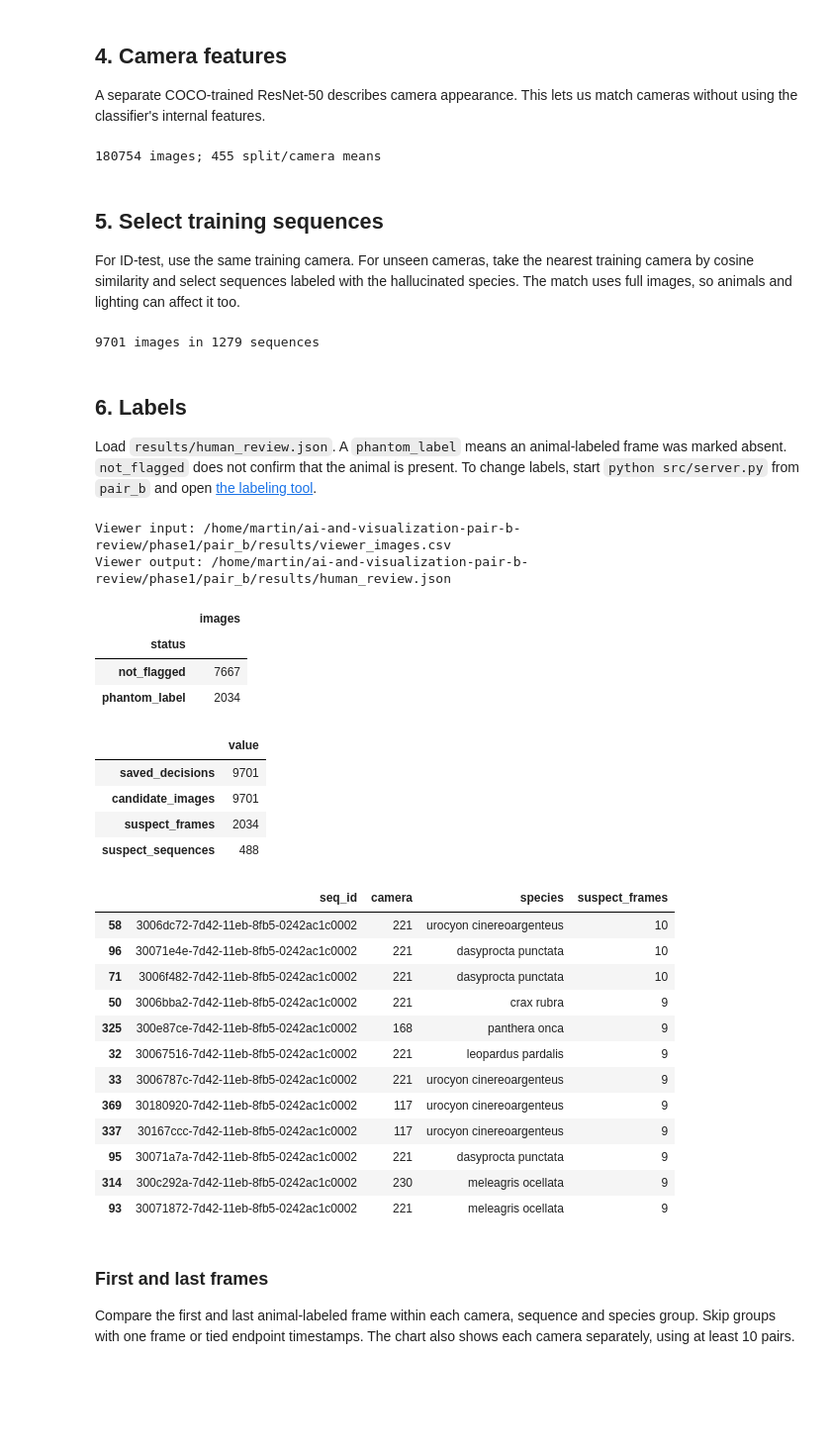
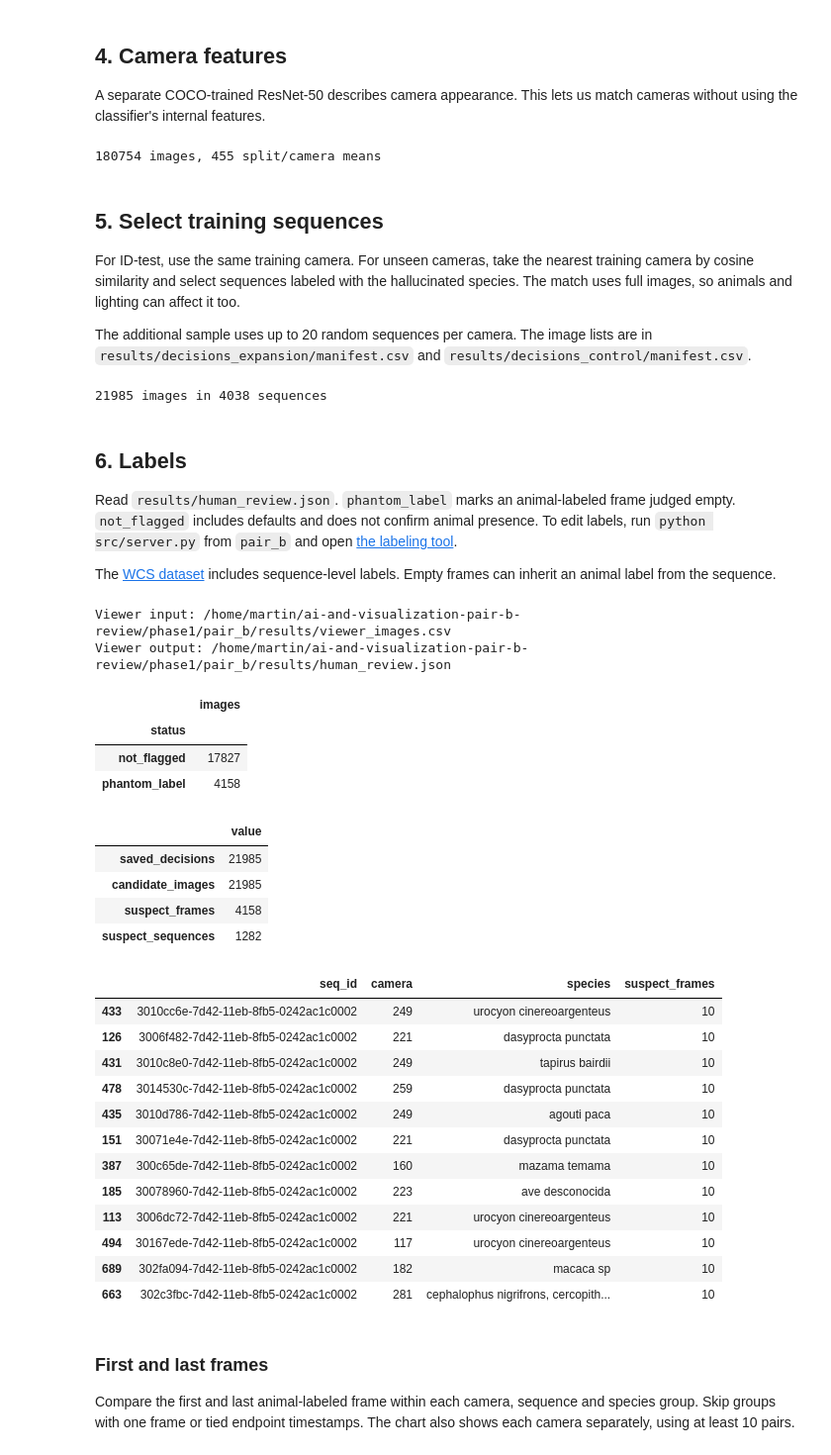
Before and after one commit to tobias-nolz/ai-and-visualization, a Jupyter notebook: phase1/pair_b/notebooks/hallucination_audit.ipynb, the cells around one changed output. Shown at 99% size. Cells and saved outputs as stored; diff of their text form; code cells hidden in the pictures; blank space fills up the shorter version.

Commit message:
Add more cameras and refine the viewer

```diff
--- a/phase1/pair_b/notebooks/hallucination_audit.ipynb
+++ b/phase1/pair_b/notebooks/hallucination_audit.ipynb
@@ -158,13 +157,15 @@ camera_index = {key: i for i, key in enumerate(camera_keys)}
 image_camera_indices = np.array([camera_index[key] for key in
                                 zip(appearance_meta.split, appearance_meta.location_remapped)])
 means = extract(appearance_meta, camera_keys, image_camera_indices)
-print(len(appearance_meta), 'images;', len(camera_keys), 'split/camera means')
+print(len(appearance_meta), 'images,', len(camera_keys), 'split/camera means')
 # %% [output]
-180754 images; 455 split/camera means
+180754 images, 455 split/camera means
 # %% [markdown]
 ## 5. Select training sequences
 
 For ID-test, use the same training camera. For unseen cameras, take the nearest training camera by cosine similarity and select sequences labeled with the hallucinated species. The match uses full images, so animals and lighting can affect it too.
+
+The additional sample uses up to 20 random sequences per camera. The image lists are in `results/decisions_expansion/manifest.csv` and `results/decisions_control/manifest.csv`.
 # %%
 training_indices = [i for i, key in enumerate(camera_keys) if key[0] == 'train']
 links = []
@@ -200,15 +201,20 @@ training['matches_species'] = [
     for camera, species in zip(training.location_remapped, training.y)
 ]
 selected_sequences = set(training.loc[training.matches_species, 'seq_id'])
-candidates = training.loc[training.seq_id.isin(selected_sequences)].copy()
-candidates.to_csv(OUT / 'training_review_candidates.csv', index=False)
+extra_ids = pd.concat([
+    pd.read_csv(OUT / 'decisions_expansion/manifest.csv'),
+    pd.read_csv(OUT / 'decisions_control/manifest.csv'),
+]).image_id
+candidates = training.loc[training.seq_id.isin(selected_sequences) | training.image_id.isin(extra_ids)].copy()
 print(len(candidates), 'images in', candidates.seq_id.nunique(), 'sequences')
 # %% [output]
-9701 images in 1279 sequences
+21985 images in 4038 sequences
 # %% [markdown]
 ## 6. Labels
 
-Load `results/human_review.json`. A `phantom_label` means an animal-labeled frame was marked absent. `not_flagged` does not confirm that the animal is present. To change labels, start `python src/server.py` from `pair_b` and open [the labeling tool](http://127.0.0.1:8874/viewer/).
+Read `results/human_review.json`. `phantom_label` marks an animal-labeled frame judged empty. `not_flagged` includes defaults and does not confirm animal presence. To edit labels, run `python src/server.py` from `pair_b` and open [the labeling tool](http://127.0.0.1:8874/viewer/).
+
+The [WCS dataset](https://lila.science/datasets/wcscameratraps) includes sequence-level labels. Empty frames can inherit an animal label from the sequence.
 # %%
 viewer_manifest = candidates.rename(columns={'location_remapped': 'camera', 'label_name': 'label'}).copy()
 viewer_manifest['image_path'] = [os.path.relpath(data_dir / 'train' / name, OUT)
@@ -223,58 +229,55 @@ Viewer output: /home/martin/ai-and-visualization-pair-b-review/phase1/pair_b/res
 # %%
 annotations = pd.DataFrame(load_reviews(), columns=['image_id', 'status'])
 annotations = annotations.merge(candidates, on='image_id', validate='one_to_one')
-annotations.to_csv(OUT / 'selected_annotations.csv', index=False)
 display(annotations.status.value_counts().rename_axis('status').to_frame('images'))
 # %% [output]
 |  | images |
 | status |  |
-| not_flagged | 7667 |
-| phantom_label | 2034 |
+| not_flagged | 17827 |
+| phantom_label | 4158 |
 # %%
 annotated = annotations.copy()
 suspects = annotated.loc[annotated.status.eq('phantom_label')]
 case_rows = []
 
 for sequence_id, group in suspects.groupby('seq_id'):
     case_rows.append({
         'seq_id': sequence_id,
         'camera': int(group.location_remapped.iloc[0]),
-        'species': '; '.join(sorted(group.label_name.unique())),
+        'species': ', '.join(sorted(group.label_name.unique())),
         'suspect_frames': len(group),
     })
 
 columns = ['seq_id', 'camera', 'species', 'suspect_frames']
 cases = pd.DataFrame(case_rows, columns=columns)
 cases = cases.sort_values('suspect_frames', ascending=False)
 training_summary = {
     'saved_decisions': len(annotated),
     'candidate_images': len(candidates),
     'suspect_frames': len(suspects),
     'suspect_sequences': len(cases),
 }
-(OUT / 'training_summary.json').write_text(json.dumps(training_summary, indent=2))
-cases.to_csv(OUT / 'training_sequence_findings.csv', index=False)
 display(pd.Series(training_summary).to_frame('value'))
 display(cases.head(12))
 # %% [output]
 |  | value |
-| saved_decisions | 9701 |
-| candidate_images | 9701 |
-| suspect_frames | 2034 |
-| suspect_sequences | 488 |
+| saved_decisions | 21985 |
+| candidate_images | 21985 |
+| suspect_frames | 4158 |
+| suspect_sequences | 1282 |
 |  | seq_id | camera | species | suspect_frames |
-| 58 | 3006dc72-7d42-11eb-8fb5-0242ac1c0002 | 221 | urocyon cinereoargenteus | 10 |
-| 96 | 30071e4e-7d42-11eb-8fb5-0242ac1c0002 | 221 | dasyprocta punctata | 10 |
-| 71 | 3006f482-7d42-11eb-8fb5-0242ac1c0002 | 221 | dasyprocta punctata | 10 |
-| 50 | 3006bba2-7d42-11eb-8fb5-0242ac1c0002 | 221 | crax rubra | 9 |
-| 325 | 300e87ce-7d42-11eb-8fb5-0242ac1c0002 | 168 | panthera onca | 9 |
-| 32 | 30067516-7d42-11eb-8fb5-0242ac1c0002 | 221 | leopardus pardalis | 9 |
-| 33 | 3006787c-7d42-11eb-8fb5-0242ac1c0002 | 221 | urocyon cinereoargenteus | 9 |
-| 369 | 30180920-7d42-11eb-8fb5-0242ac1c0002 | 117 | urocyon cinereoargenteus | 9 |
-| 337 | 30167ccc-7d42-11eb-8fb5-0242ac1c0002 | 117 | urocyon cinereoargenteus | 9 |
-| 95 | 30071a7a-7d42-11eb-8fb5-0242ac1c0002 | 221 | dasyprocta punctata | 9 |
-| 314 | 300c292a-7d42-11eb-8fb5-0242ac1c0002 | 230 | meleagris ocellata | 9 |
-| 93 | 30071872-7d42-11eb-8fb5-0242ac1c0002 | 221 | meleagris ocellata | 9 |
+| 433 | 3010cc6e-7d42-11eb-8fb5-0242ac1c0002 | 249 | urocyon cinereoargenteus | 10 |
+| 126 | 3006f482-7d42-11eb-8fb5-0242ac1c0002 | 221 | dasyprocta punctata | 10 |
+| 431 | 3010c8e0-7d42-11eb-8fb5-0242ac1c0002 | 249 | tapirus bairdii | 10 |
+| 478 | 3014530c-7d42-11eb-8fb5-0242ac1c0002 | 259 | dasyprocta punctata | 10 |
+| 435 | 3010d786-7d42-11eb-8fb5-0242ac1c0002 | 249 | agouti paca | 10 |
+| 151 | 30071e4e-7d42-11eb-8fb5-0242ac1c0002 | 221 | dasyprocta punctata | 10 |
+| 387 | 300c65de-7d42-11eb-8fb5-0242ac1c0002 | 160 | mazama temama | 10 |
+| 185 | 30078960-7d42-11eb-8fb5-0242ac1c0002 | 223 | ave desconocida | 10 |
+| 113 | 3006dc72-7d42-11eb-8fb5-0242ac1c0002 | 221 | urocyon cinereoargenteus | 10 |
+| 494 | 30167ede-7d42-11eb-8fb5-0242ac1c0002 | 117 | urocyon cinereoargenteus | 10 |
+| 689 | 302fa094-7d42-11eb-8fb5-0242ac1c0002 | 182 | macaca sp | 10 |
+| 663 | 302c3fbc-7d42-11eb-8fb5-0242ac1c0002 | 281 | cephalophus nigrifrons, cercopith... | 10 |
 # %% [markdown]
 ### First and last frames
 
```
Also changed, not shown: parts of 4 cells of this notebook, 17 other files.
